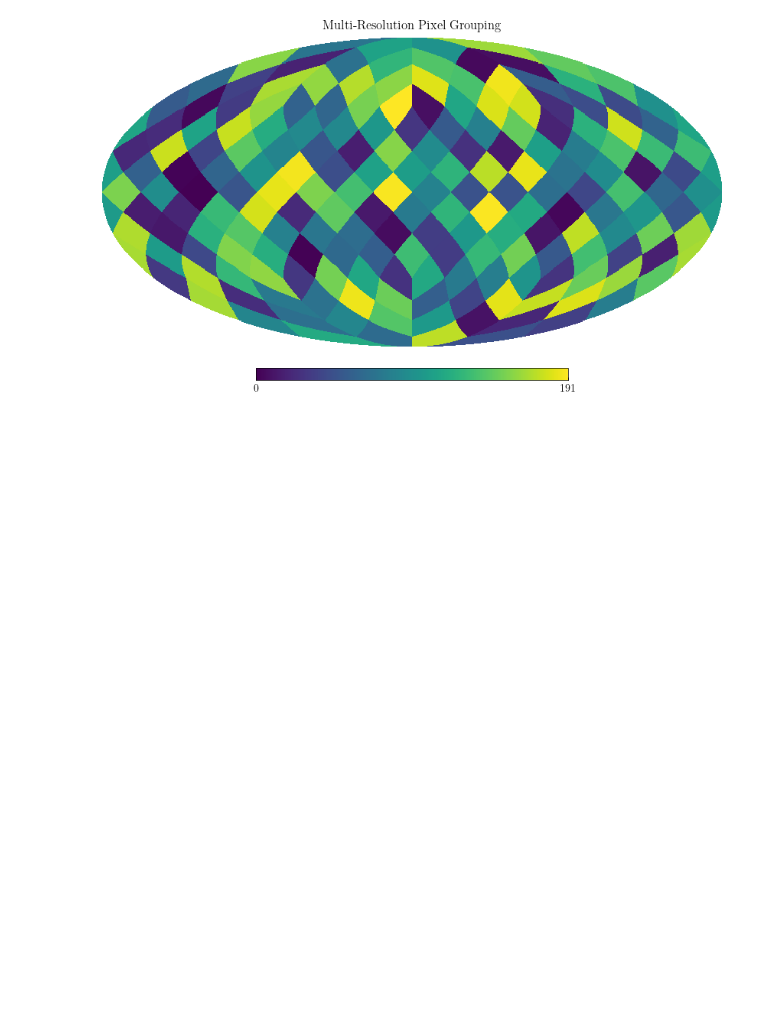
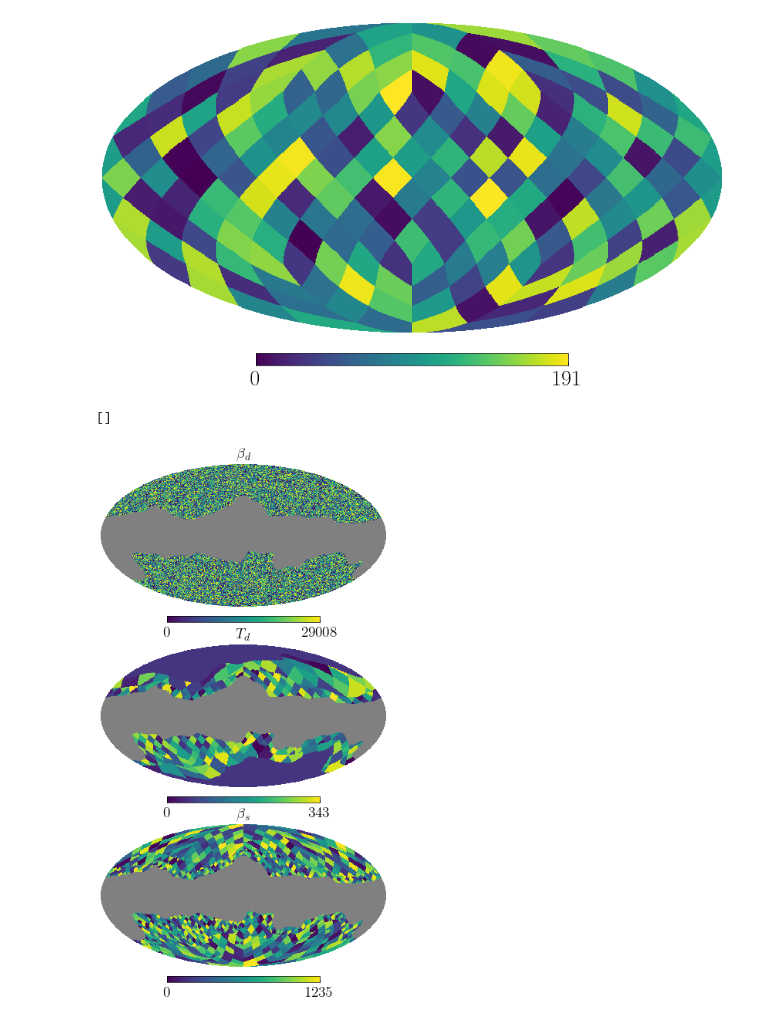
Before and after one commit to ASKabalan/furax-compsep-paper, a Jupyter notebook: content/80-illustraions.ipynb, the cells around one changed output. Cells and saved outputs as stored; diff of their text form; code cells hidden in the pictures; blank space fills up the shorter version.

```diff
--- a/content/80-illustraions.ipynb
+++ b/content/80-illustraions.ipynb
@@ -155,9 +166,9 @@ ud_beta_d_map = shuffle_labels(ud_beta_d_map)
 
 hp.mollview(
     ud_beta_d_map,
-    title="Multi-Resolution Pixel Grouping",
     # cmap="cividis",  # or "cubehelix", "YlGnBu", "Greys", etc.
     cbar=True,
+    title=None,
 )
 plt.savefig(
     f"{out_folder}/multi_resolution_pixel_grouping.pdf",
@@ -166,7 +177,7 @@ plt.savefig(
     transparent=True,
 )
 # %% [output]
-[figure, old version]
+[figure, new version]
 # %%
 np.random.seed(0)
 
@@ -174,11 +185,11 @@ indices_list = []
 maps_list = []
 masks = []
 
-nside = 256
+nside = 64
 npix = nside**2 * 12
 ipix = np.arange(npix)
 
-ud_grades = [(64, 0, 2), (64, 4, 2), (64, 8, 4), (64, 8, 4), (64, 4, 2), (64, 0, 2)]
+ud_grades = [(64, 0, 8), (64, 4, 8), (64, 8, 16)]
 
 ud_grades = jax.tree.map(lambda x: int(x * nside / 64), ud_grades)
 previous_mask_size = {
@@ -186,9 +197,7 @@ previous_mask_size = {
     "temp_dust_patches": 0,
     "beta_pl_patches": 0,
 }
-for udgrade, mask_name in zip(
-    ud_grades, ["GAL020_U", "GAL040_U", "GAL060_U", "GAL060_L", "GAL040_L", "GAL020_L"]
-):
+for udgrade, mask_name in zip(ud_grades, ["GAL020", "GAL040", "GAL060"]):
     mask = get_mask(mask_name, nside=nside)
     (indices,) = jnp.where(mask == 1)
 
@@ -260,33 +269,36 @@ full_map = jax.tree.map(shuffle_labels, full_map)
 figure = plt.figure(figsize=(4, 7))
 
 hp.mollview(
     full_map["beta_dust_patches"],
     title=r"$\beta_d$",
     min=min_val,
     max=np.max(full_map["beta_dust_patches"]),
     cbar=True,
     sub=(3, 1, 1),
     bgcolor=(0, 0, 0, 0),  # Transparent background
 )
 hp.mollview(
     full_map["temp_dust_patches"],
     title=r"$T_d$",
     min=min_val,
     max=np.max(full_map["temp_dust_patches"]),
     cbar=True,
     sub=(3, 1, 2),
     bgcolor=(0, 0, 0, 0),
 )
 hp.mollview(
     full_map["beta_pl_patches"],
     title=r"$\beta_s$",
     min=min_val,
     max=np.max(full_map["beta_pl_patches"]),
     cbar=True,
     sub=(3, 1, 3),
     bgcolor=(0, 0, 0, 0),
 )
 plt.plot()
+# %% [output]
+[]
+[figure, added]
 # %%
 nside = 256
 npixels = hp.nside2npix(nside)
```
Also changed, not shown: parts of 3 cells of this notebook, 5 other files.
